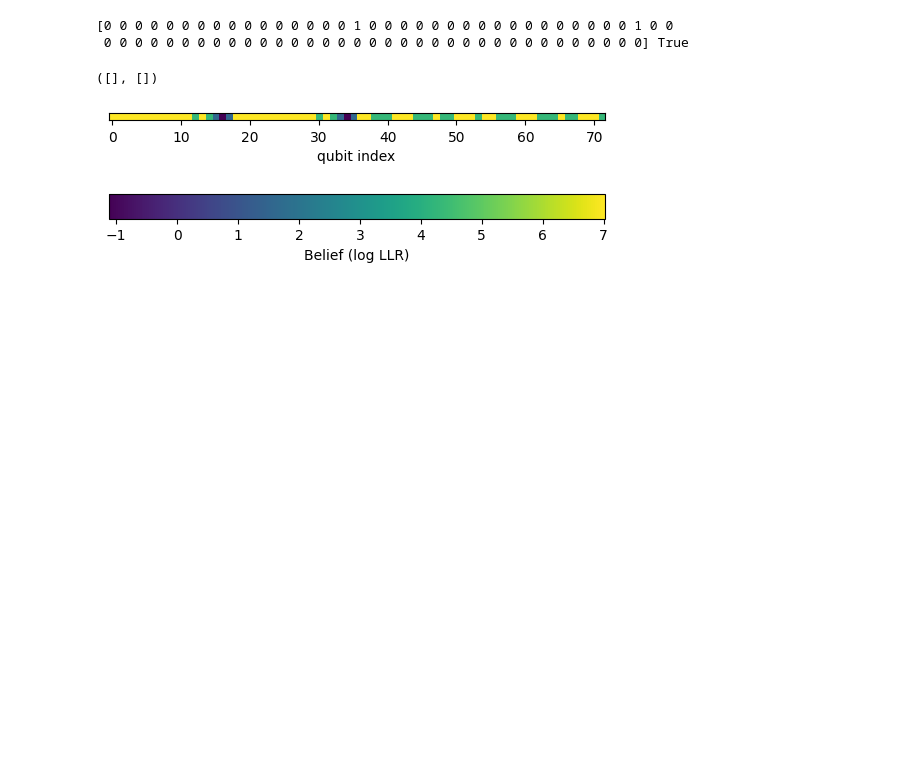
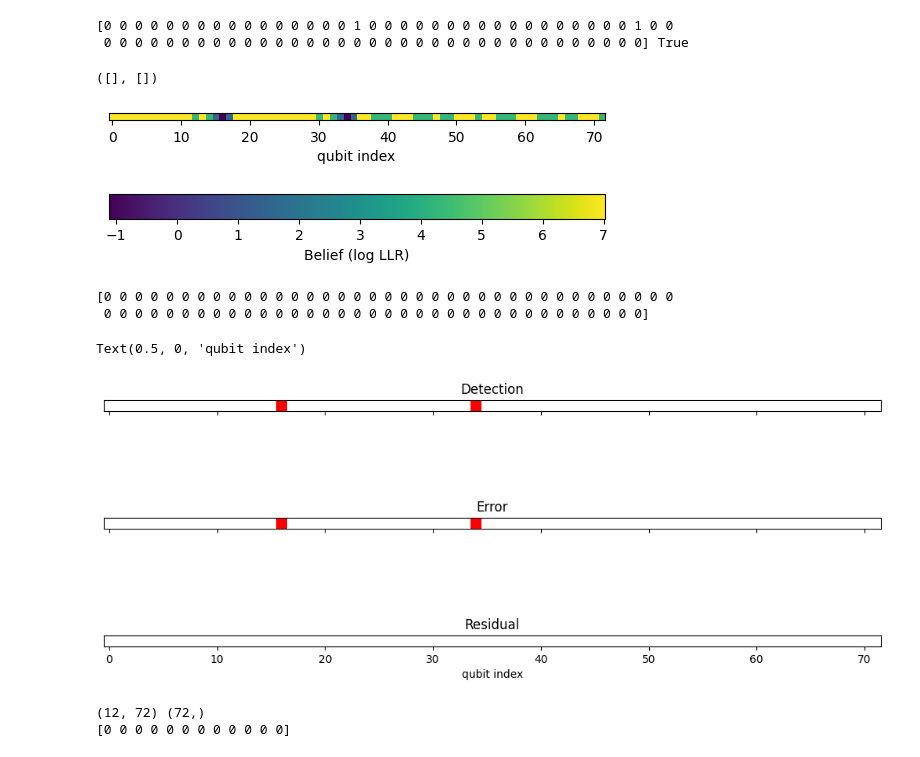
Before and after one commit to michelebanfi/qLDPC, a Jupyter notebook: LE.ipynb, the cells around one changed output. Drawn from its saved outputs; the diff is of its cells as text; code cells hidden in the pictures; blank space fills up the shorter version.

```diff
--- a/LE.ipynb
+++ b/LE.ipynb
@@ -90,3 +90,35 @@ plt.yticks([])
 # %% [output]
 ([], [])
 [figure]
+# %%
+residual = (detection + error) % 2
+print(residual)
+# %% [output]
+[0 0 0 0 0 0 0 0 0 0 0 0 0 0 0 0 0 0 0 0 0 0 0 0 0 0 0 0 0 0 0 0 0 0 0 0 0
+ 0 0 0 0 0 0 0 0 0 0 0 0 0 0 0 0 0 0 0 0 0 0 0 0 0 0 0 0 0 0 0 0 0 0 0]
+# %%
+fig, axs = plt.subplots(3, 1, figsize=(10, 4.5), sharex=True, constrained_layout=True)
+
+axs[0].imshow(detection.reshape(1, -1), cmap=cmap, interpolation="nearest")
+axs[0].set_yticks([])
+axs[0].set_title("Detection")
+
+axs[1].imshow(error.reshape(1, -1), cmap=cmap, interpolation="nearest")
+axs[1].set_yticks([])
+axs[1].set_title("Error")
+
+axs[2].imshow(residual.reshape(1, -1), cmap=cmap, interpolation="nearest")
+axs[2].set_yticks([])
+axs[2].set_title("Residual")
+axs[2].set_xlabel("qubit index")
+# %% [output]
+Text(0.5, 0, 'qubit index')
+[figure, added]
+# %%
+# Lx is a 12 x 72 matrix, and residual is a 1 x 72 vector
+print(Lx.shape, residual.shape)
+syndromeLogicError = (Lx @ residual) % 2 # we do not need the transpose since @ does the broadcasting. I think is considered as a trivial case
+print(syndromeLogicError)
+# %% [output]
+(12, 72) (72,)
+[0 0 0 0 0 0 0 0 0 0 0 0]
```
Also changed, not shown: parts of 1 cell of this notebook.
